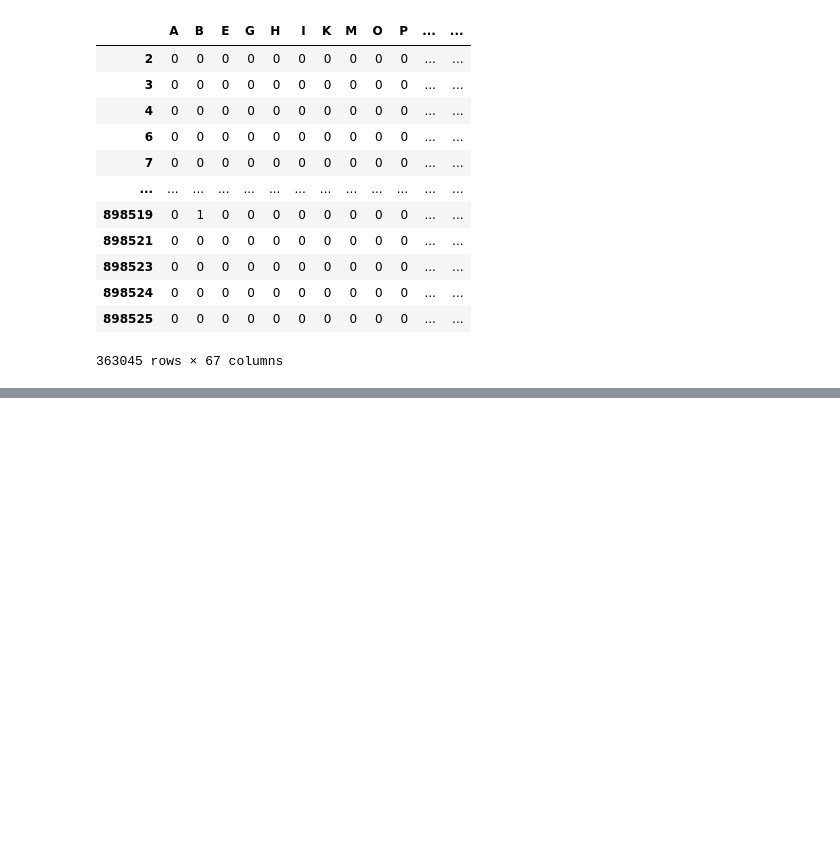
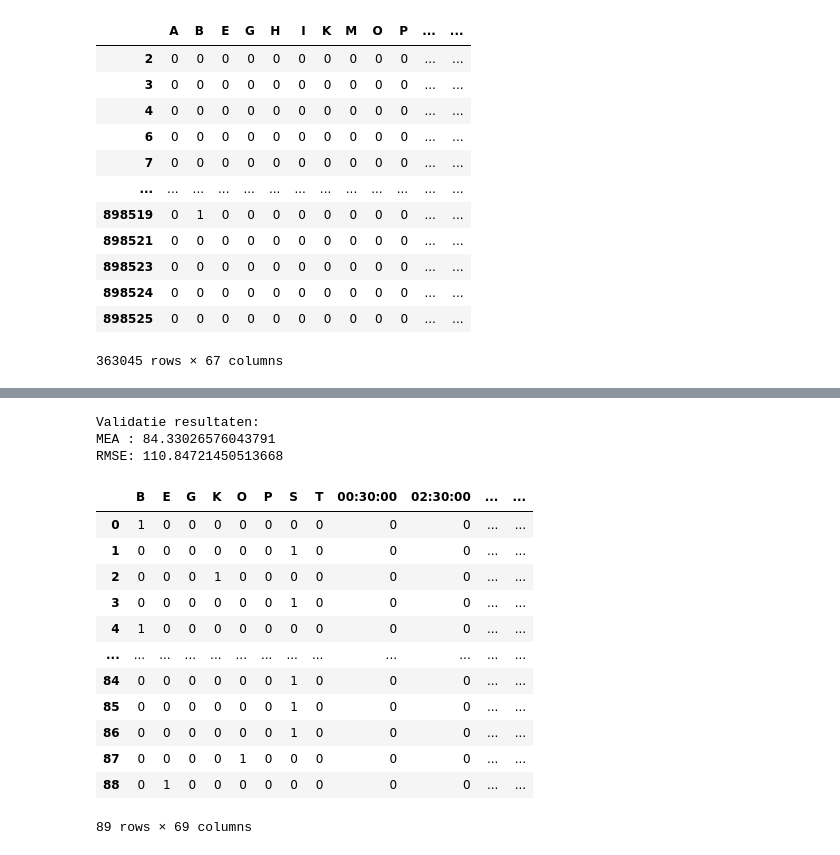
Before and after one commit to RoelandOostdam/ProRail-GP, a Jupyter notebook: ProRail_Herkansing_Roeland.ipynb, the cells around one changed output, grey strips where cells are left out. Drawn from its saved outputs; the diff is of its cells as text; code cells hidden in the pictures; blank space fills up the shorter version.

```diff
--- a/ProRail_Herkansing_Roeland.ipynb
+++ b/ProRail_Herkansing_Roeland.ipynb
@@ -264,0 +283,25 @@ KeyboardInterrupt:
+# %%
+def GetPredictions(reg, df, df_a):
+    df['stm_sap_meldtijd'] = pd.to_datetime(df['stm_sap_meldtijd'], errors='coerce')
+    df['stm_sap_meldtijd'] = df['stm_sap_meldtijd'].dt.floor('30T').dt.time
+    df['stm_sap_meldtijd'] = df['stm_sap_meldtijd'].dropna()
+
+    df_reg = df[['stm_techn_mld', 'stm_prioriteit', 'stm_sap_meldtijd', 'stm_fh_duur']]
+
+    dummies1 = pd.get_dummies(df_reg['stm_techn_mld']).astype('category')
+    dummies2 = pd.get_dummies(df_reg['stm_sap_meldtijd']).astype('category')
+    dummies3 = pd.get_dummies(df_reg['stm_prioriteit']).astype('category')
+    df_reg = df_reg.join(dummies1).drop(columns=['stm_techn_mld'])
+    df_reg = df_reg.join(dummies2).drop(columns=['stm_sap_meldtijd'])
+    df_reg = df_reg.join(dummies3).drop(columns=['stm_prioriteit'])
+
+    y = df_reg['stm_fh_duur']
+    X = df_reg.drop(columns=['stm_fh_duur'])
+
+    for col in df_a.columns:
+        if col not in X.columns:
+            X[col] = 0
+
+    X = X.drop(columns=['stm_fh_duur'])
+
+    return reg.predict(X), X, y
@@ -264,0 +330,29 @@ KeyboardInterrupt:
+# %%
+MAE = mean_absolute_error(df_validatie['stm_fh_duur'],predictions)
+RMSE = np.sqrt(mean_squared_error(df_validatie['stm_fh_duur'],predictions))
+
+print("Validatie resultaten:")
+print("MEA :",MAE)
+print("RMSE:",RMSE)
+# %% [output]
+Validatie resultaten:
+MEA : 84.33026576043791
+RMSE: 110.84721450513668
+# %%
+X['prediction'] = predictions
+X['diff'] = abs(predictions - y)
+X
+# %% [output]
+|  | B | E | G | K | O | P | S | T | 00:30:00 | 02:30:00 | ... | ... |
+| 0 | 1 | 0 | 0 | 0 | 0 | 0 | 0 | 0 | 0 | 0 | ... | ... |
+| 1 | 0 | 0 | 0 | 0 | 0 | 0 | 1 | 0 | 0 | 0 | ... | ... |
+| 2 | 0 | 0 | 0 | 1 | 0 | 0 | 0 | 0 | 0 | 0 | ... | ... |
+| 3 | 0 | 0 | 0 | 0 | 0 | 0 | 1 | 0 | 0 | 0 | ... | ... |
+| 4 | 1 | 0 | 0 | 0 | 0 | 0 | 0 | 0 | 0 | 0 | ... | ... |
+| ... | ... | ... | ... | ... | ... | ... | ... | ... | ... | ... | ... | ... |
+| 84 | 0 | 0 | 0 | 0 | 0 | 0 | 1 | 0 | 0 | 0 | ... | ... |
+| 85 | 0 | 0 | 0 | 0 | 0 | 0 | 1 | 0 | 0 | 0 | ... | ... |
+| 86 | 0 | 0 | 0 | 0 | 0 | 0 | 1 | 0 | 0 | 0 | ... | ... |
+| 87 | 0 | 0 | 0 | 0 | 1 | 0 | 0 | 0 | 0 | 0 | ... | ... |
+| 88 | 0 | 1 | 0 | 0 | 0 | 0 | 0 | 0 | 0 | 0 | ... | ... |
+89 rows × 69 columns
```
Also changed, not shown: parts of 10 cells of this notebook, 2 other files.
